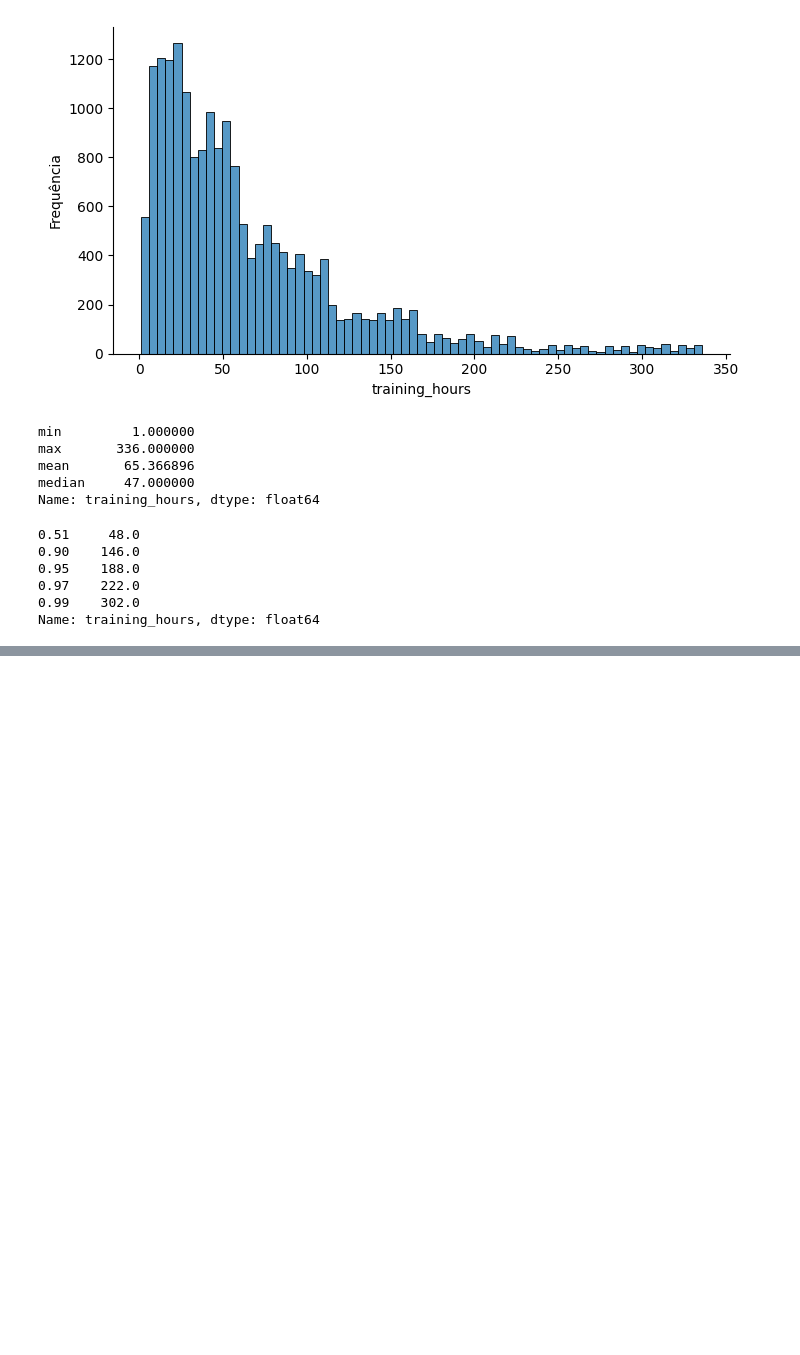
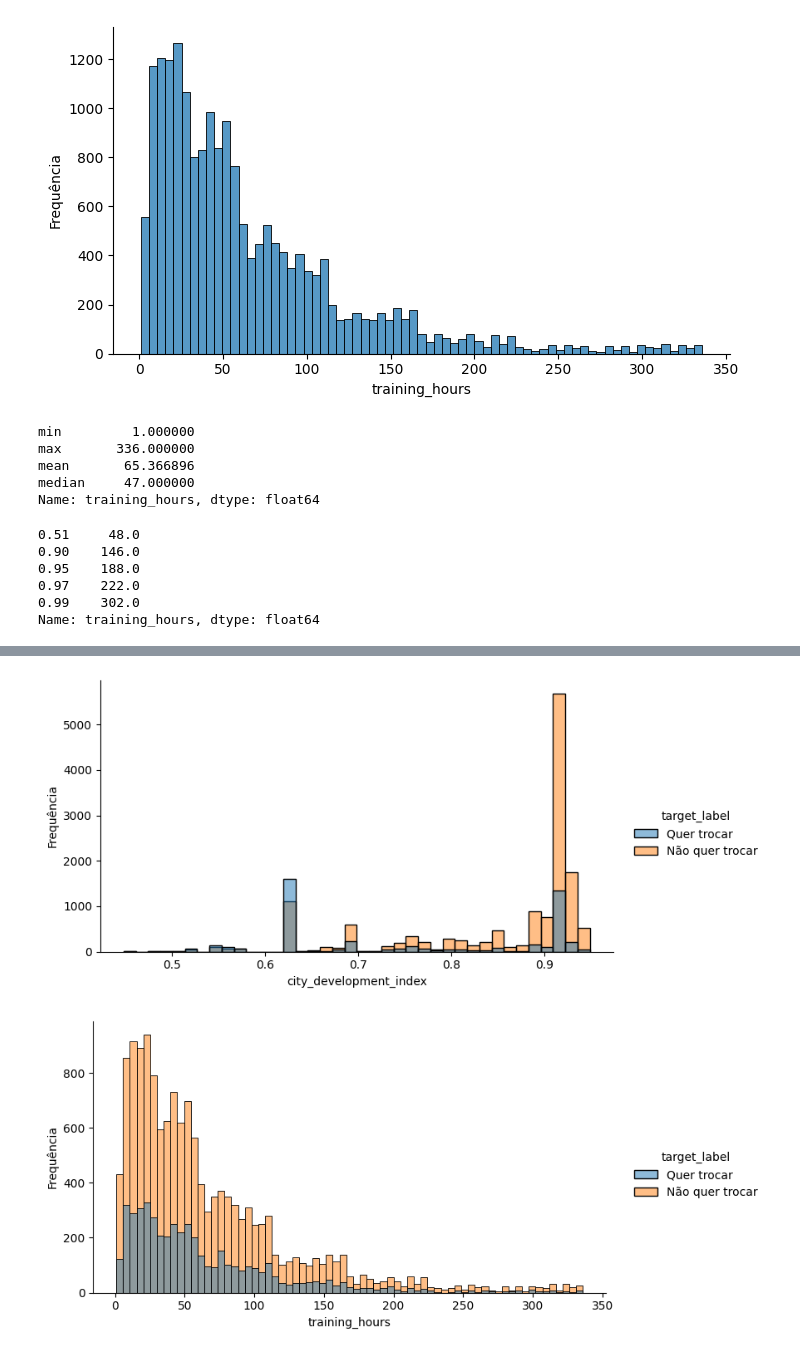
Before and after one commit to barbosarafael/hr_analysis, a Jupyter notebook: notebooks/3.0.exploracao_dados.ipynb, the cells around one changed output, grey strips where cells are left out. Drawn from its saved outputs; the diff is of its cells as text; code cells hidden in the pictures; blank space fills up the shorter version.

```diff
--- a/notebooks/3.0.exploracao_dados.ipynb
+++ b/notebooks/3.0.exploracao_dados.ipynb
@@ -303,0 +259,9 @@ for i in lista_var_qual:
+# %%
+for i in lista_var_quant:
+
+    _ = sns.displot(data = dados, x = i, height = 4, aspect = 1.8, hue = 'target_label', )
+    _ = plt.xlabel(xlabel = i)
+    _ = plt.ylabel(ylabel = 'Frequência')
+# %% [output]
+[figure, added]
+[figure, added]
```
Also changed, not shown: parts of 18 cells of this notebook.
